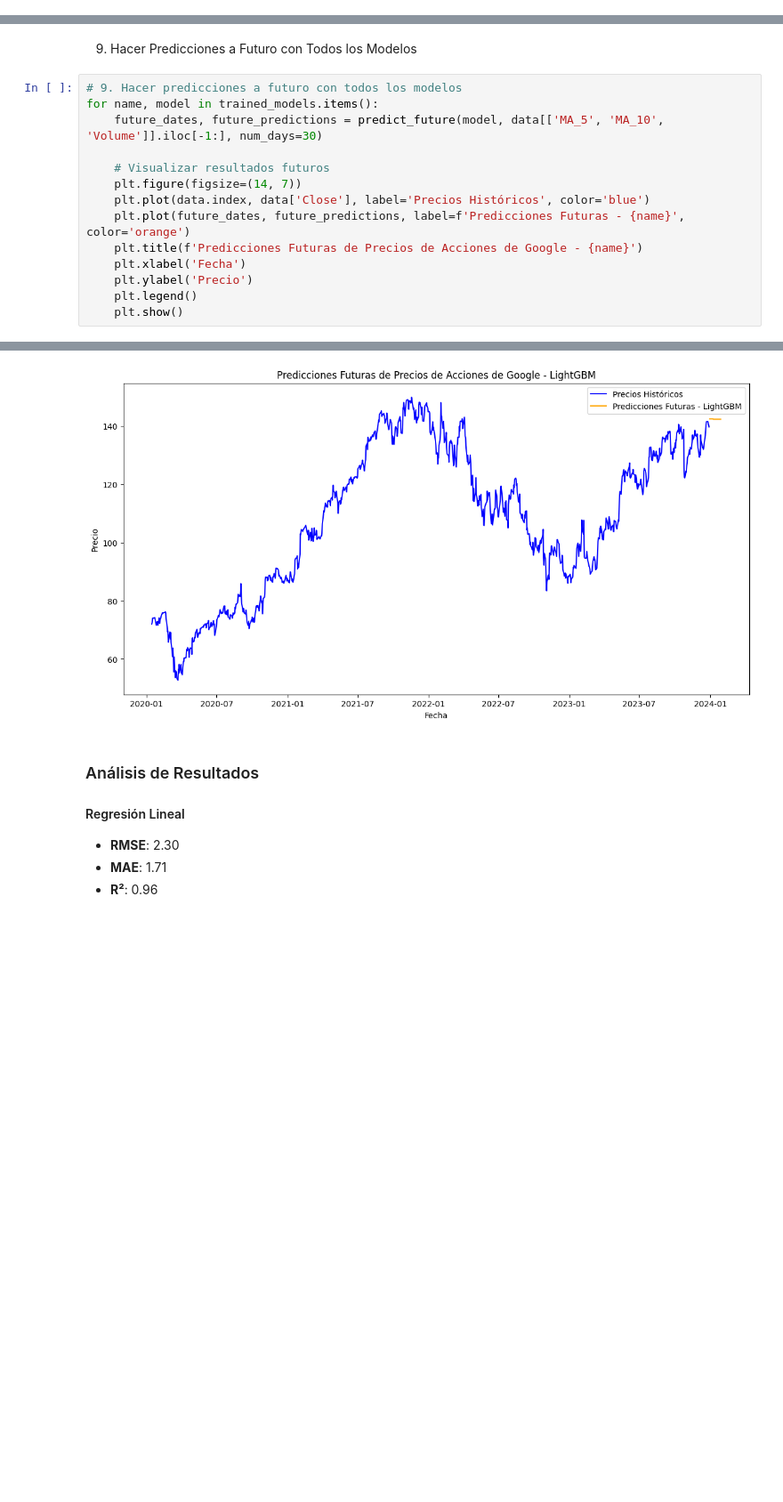
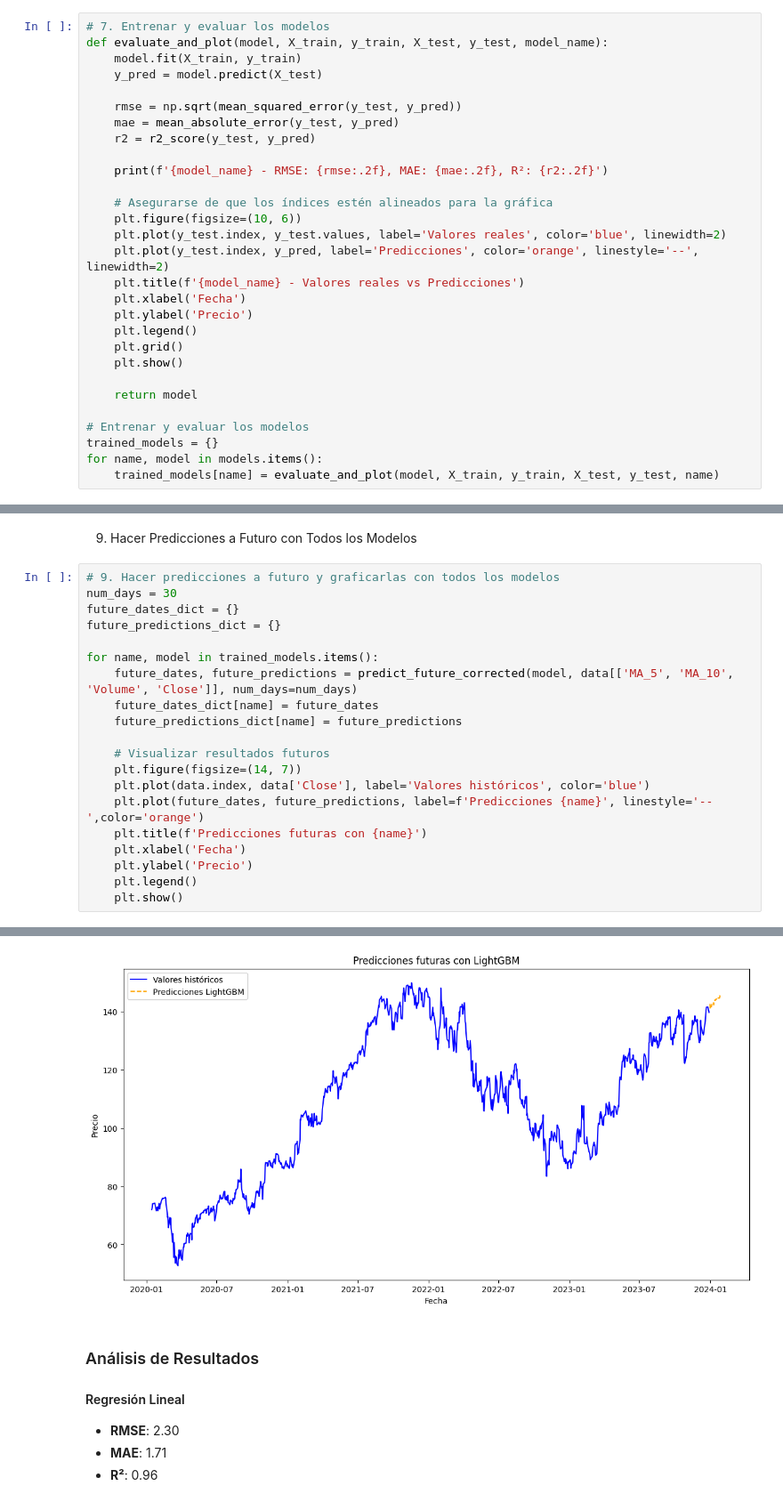
Before and after one commit to JuanArocaMIAR/Proyectos-IA, a Jupyter notebook: Analisis predictivo para bolsa de valores/Predicción bolsa de valores.ipynb, the cells around one changed output, grey strips where cells are left out. Shown at 89% size. Drawn from its saved outputs; the diff is of its cells as text; blank space fills up the shorter version.

```diff
--- a/Analisis predictivo para bolsa de valores/Predicción bolsa de valores.ipynb
+++ b/Analisis predictivo para bolsa de valores/Predicción bolsa de valores.ipynb
@@ -183,0 +127,29 @@ LightGBM - RMSE: 2.46, MAE: 1.83, R²: 0.95
+# %%
+# 7. Entrenar y evaluar los modelos
+def evaluate_and_plot(model, X_train, y_train, X_test, y_test, model_name):
+    model.fit(X_train, y_train)
+    y_pred = model.predict(X_test)
+
+    rmse = np.sqrt(mean_squared_error(y_test, y_pred))
+    mae = mean_absolute_error(y_test, y_pred)
+    r2 = r2_score(y_test, y_pred)
+
+    print(f'{model_name} - RMSE: {rmse:.2f}, MAE: {mae:.2f}, R²: {r2:.2f}')
+
+    # Asegurarse de que los índices estén alineados para la gráfica
+    plt.figure(figsize=(10, 6))
+    plt.plot(y_test.index, y_test.values, label='Valores reales', color='blue', linewidth=2)
+    plt.plot(y_test.index, y_pred, label='Predicciones', color='orange', linestyle='--', linewidth=2)
+    plt.title(f'{model_name} - Valores reales vs Predicciones')
+    plt.xlabel('Fecha')
+    plt.ylabel('Precio')
+    plt.legend()
+    plt.grid()
+    plt.show()
+
+    return model
+
+# Entrenar y evaluar los modelos
+trained_models = {}
+for name, model in models.items():
+    trained_models[name] = evaluate_and_plot(model, X_train, y_train, X_test, y_test, name)
@@ -211,15 +219,21 @@ def predict_future(model, last_data, num_days=30):
 # %% [markdown]
 9. Hacer Predicciones a Futuro con Todos los Modelos
 # %%
-# 9. Hacer predicciones a futuro con todos los modelos
+# 9. Hacer predicciones a futuro y graficarlas con todos los modelos
+num_days = 30
+future_dates_dict = {}
+future_predictions_dict = {}
+
 for name, model in trained_models.items():
-    future_dates, future_predictions = predict_future(model, data[['MA_5', 'MA_10', 'Volume']].iloc[-1:], num_days=30)
+    future_dates, future_predictions = predict_future_corrected(model, data[['MA_5', 'MA_10', 'Volume', 'Close']], num_days=num_days)
+    future_dates_dict[name] = future_dates
+    future_predictions_dict[name] = future_predictions
 
     # Visualizar resultados futuros
     plt.figure(figsize=(14, 7))
-    plt.plot(data.index, data['Close'], label='Precios Históricos', color='blue')
-    plt.plot(future_dates, future_predictions, label=f'Predicciones Futuras - {name}', color='orange')
-    plt.title(f'Predicciones Futuras de Precios de Acciones de Google - {name}')
+    plt.plot(data.index, data['Close'], label='Valores históricos', color='blue')
+    plt.plot(future_dates, future_predictions, label=f'Predicciones {name}', linestyle='--',color='orange')
+    plt.title(f'Predicciones futuras con {name}')
     plt.xlabel('Fecha')
     plt.ylabel('Precio')
     plt.legend()
@@ -233,4 +247,4 @@ for name, model in trained_models.items():
-[figure, old version]
+[figure, new version]
 # %% [markdown]
 ### Análisis de Resultados
 
```
Also changed, not shown: parts of 9 cells of this notebook.
